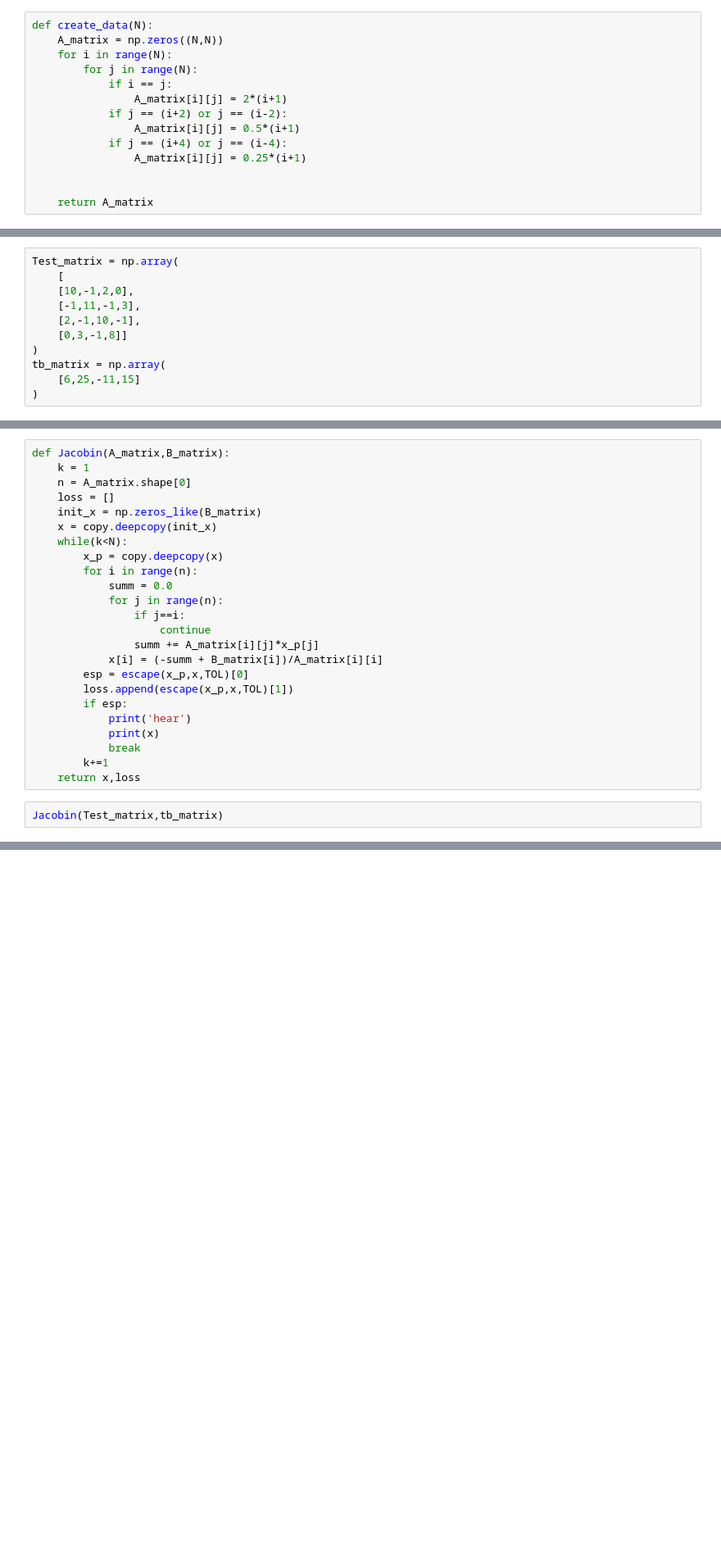
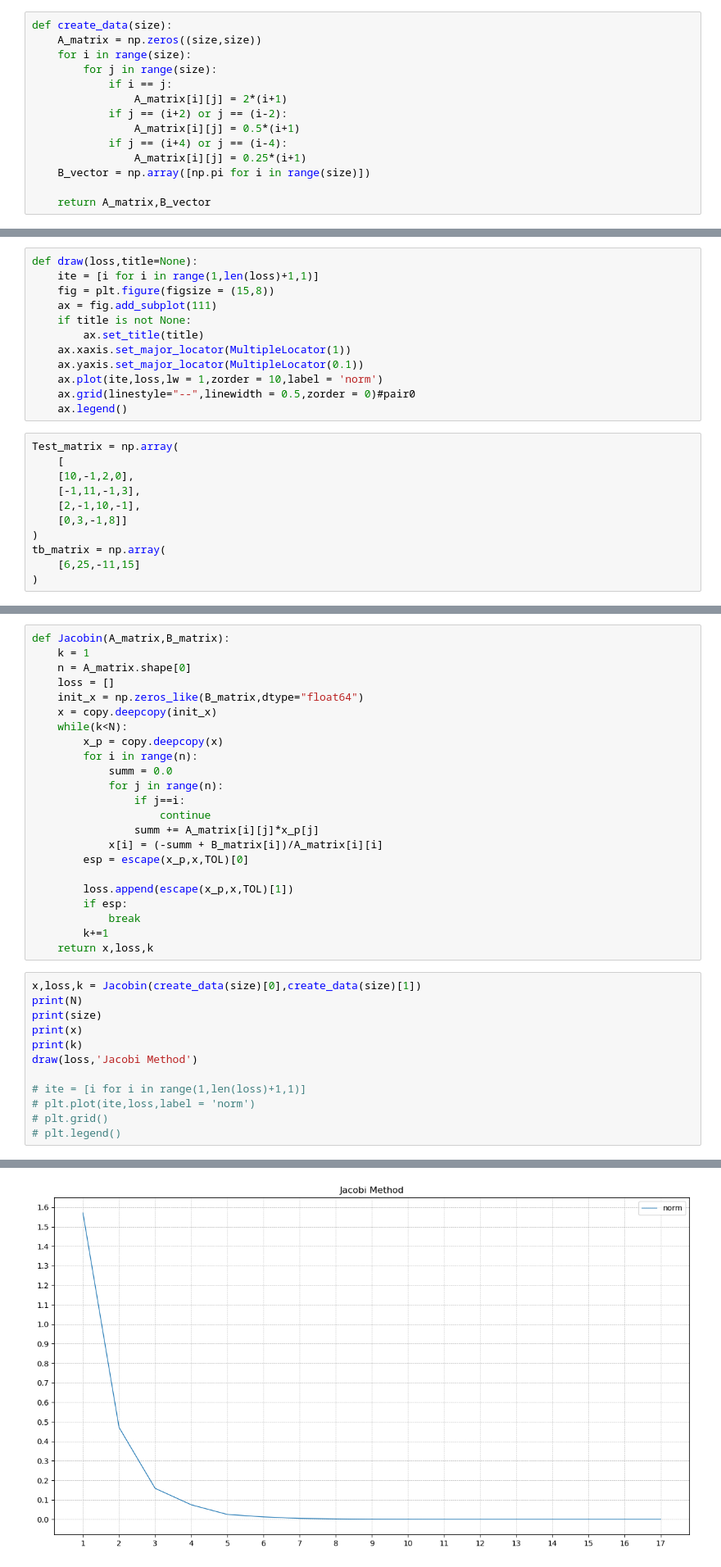
Before and after one commit to leoliu5550/numerical, a Jupyter notebook: SOR_Method.ipynb, the cells around one changed output, grey strips where cells are left out. Shown: that part at 82% size. Cells and saved outputs as stored; diff of their text form; blank space fills up the shorter version.

```diff
--- a/SOR_Method.ipynb
+++ b/SOR_Method.ipynb
@@ -10,24 +14,36 @@ TOL = 1e-6
 # %% [markdown]
 # Create Data
 # %%
-def create_data(N):
-    A_matrix = np.zeros((N,N))
-    for i in range(N):
-        for j in range(N):
+def create_data(size):
+    A_matrix = np.zeros((size,size))
+    for i in range(size):
+        for j in range(size):
             if i == j:
                 A_matrix[i][j] = 2*(i+1)
             if j == (i+2) or j == (i-2):
                 A_matrix[i][j] = 0.5*(i+1)
             if j == (i+4) or j == (i-4):
                 A_matrix[i][j] = 0.25*(i+1)
+    B_vector = np.array([np.pi for i in range(size)])
 
-
-    return A_matrix
+    return A_matrix,B_vector
 # %%
 def escape(old_x,new_x,TOL):
     if np.max(np.abs(old_x - new_x)) < TOL:
         return True,np.max(np.abs(old_x - new_x))
     return False,np.max(np.abs(old_x - new_x))
+# %%
+def draw(loss,title=None):
+    ite = [i for i in range(1,len(loss)+1,1)]
+    fig = plt.figure(figsize = (15,8))
+    ax = fig.add_subplot(111)
+    if title is not None:
+        ax.set_title(title)
+    ax.xaxis.set_major_locator(MultipleLocator(1))
+    ax.yaxis.set_major_locator(MultipleLocator(0.1))
+    ax.plot(ite,loss,lw = 1,zorder = 10,label = 'norm')
+    ax.grid(linestyle="--",linewidth = 0.5,zorder = 0)#pair0
+    ax.legend()
 # %%
 Test_matrix = np.array(
     [
@@ -46,7 +62,7 @@ def Jacobin(A_matrix,B_matrix):
     k = 1
     n = A_matrix.shape[0]
     loss = []
-    init_x = np.zeros_like(B_matrix)
+    init_x = np.zeros_like(B_matrix,dtype="float64")
     x = copy.deepcopy(init_x)
     while(k<N):
         x_p = copy.deepcopy(x)
@@ -58,13 +74,22 @@ def Jacobin(A_matrix,B_matrix):
                 summ += A_matrix[i][j]*x_p[j]
             x[i] = (-summ + B_matrix[i])/A_matrix[i][i]
         esp = escape(x_p,x,TOL)[0]
+
         loss.append(escape(x_p,x,TOL)[1])
         if esp:
-            print('hear')
-            print(x)
             break
         k+=1
-    return x,loss
+    return x,loss,k
 # %%
-Jacobin(Test_matrix,tb_matrix)
+x,loss,k = Jacobin(create_data(size)[0],create_data(size)[1])
+print(N)
+print(size)
+print(x)
+print(k)
+draw(loss,'Jacobi Method')
+
+# ite = [i for i in range(1,len(loss)+1,1)]
+# plt.plot(ite,loss,label = 'norm')
+# plt.grid()
+# plt.legend()
 # %% [output]
@@ -87,0 +100 @@ Jacobin(Test_matrix,tb_matrix)
+[figure, added]
```
Also changed, not shown: parts of 8 cells of this notebook.
